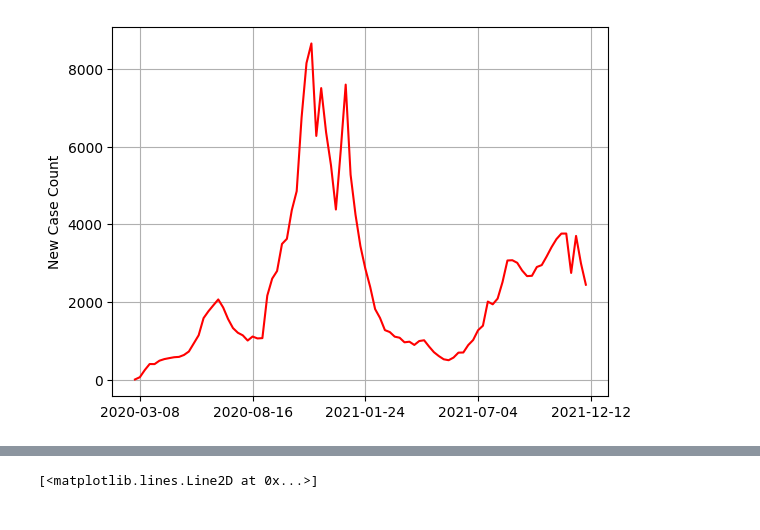
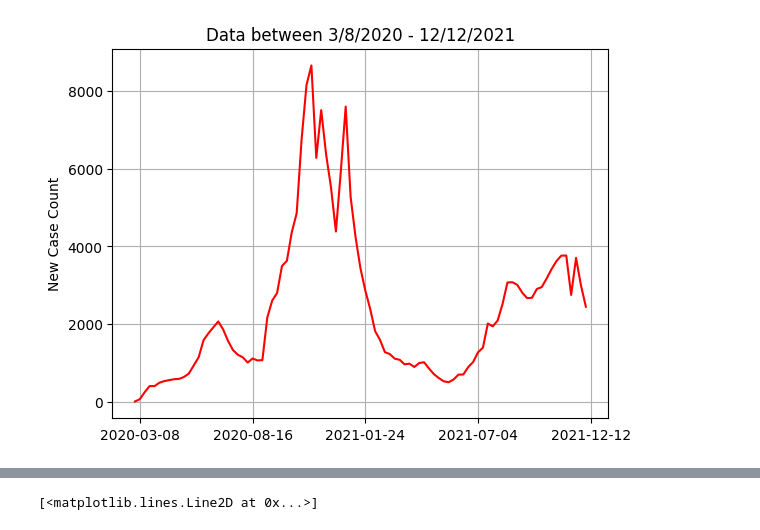
Before and after one commit to seon9cho/COVID-DataAssimilation, a Jupyter notebook: SIR_COVID1.ipynb, the cells around one changed output, grey strips where cells are left out. Cells and saved outputs as stored; diff of their text form; code cells hidden in the pictures.

```diff
--- a/SIR_COVID1.ipynb
+++ b/SIR_COVID1.ipynb
@@ -98,8 +54,9 @@ death_data, death_pred, t_death_data, t_death_pred = parse_death_data(csv_file)
 # %%
 plt.plot(case_count_data, c='r')
 plt.ylabel("New Case Count")
 plt.xticks(t_cc_data[::23], dates[:len(case_count_data):23])
+plt.title("Data between 3/8/2020 - 12/12/2021")
 plt.grid()
 plt.savefig("graphics/new_case.png")
 # %% [output]
-[figure, old version]
+[figure, new version]
```
Also changed, not shown: parts of 16 cells of this notebook.
